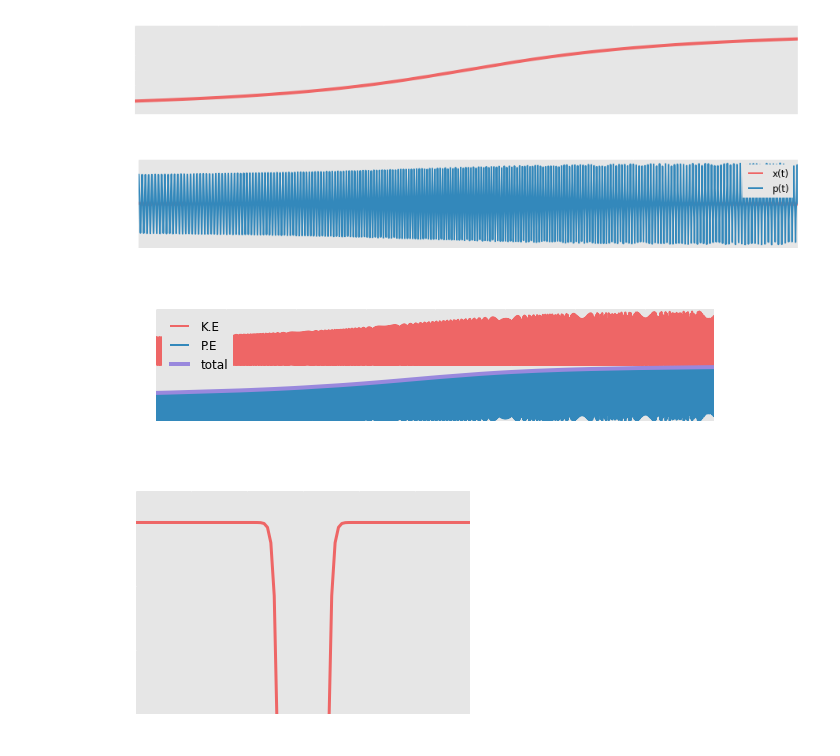
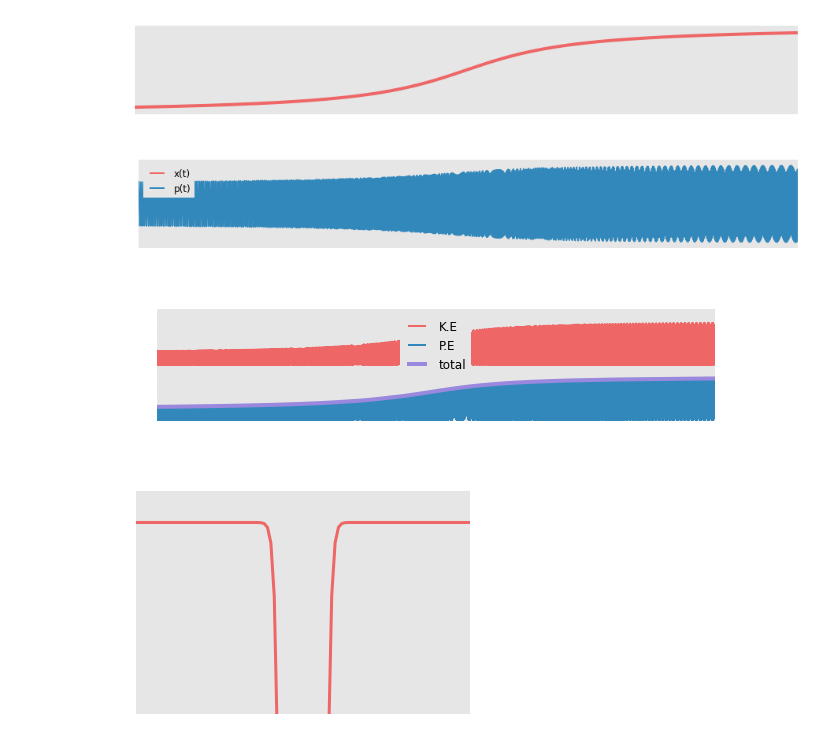
Before and after one commit to polnops/adiabatic_loading, a Jupyter notebook: tweezer_loading.ipynb, the cells around one changed output. Cells and saved outputs as stored; diff of their text form; code cells hidden in the pictures.

```diff
--- a/tweezer_loading.ipynb
+++ b/tweezer_loading.ipynb
@@ -83,7 +81,7 @@ class Dynamics1D(object):
         return np.transpose(np.array(J))
         #return np.array(J)
 
-    def solveODE(self, omega_i = 10, omega_f = 1, tau = 10, z0 = [0, 0.25]):
+    def solveODE(self, omega_i = 5, omega_f = 1, tau = 10, z0 = [0, 0.25]):
 
         self.x[0], self.p[0] = z0
         self.omega_i = omega_i
@@ -155,12 +153,12 @@ class Dynamics1D(object):
 
         plt.show()
 # %%
-h1d = Dynamics1D(V0 = 100)
-%prun h1d.solveODE(omega_i = 1, omega_f = 4, tau = 20, z0 = [0,10])
+h1d = Dynamics1D(V0 = 200)
+h1d.solveODE(omega_i = 1, omega_f = 5, tau = 20, z0 = [0,10])
 h1d.plot_xp()
 h1d.plotEnergy()
 # %% [output]
-[figure, old version]
+[figure, new version]
-[figure, old version]
+[figure, new version]
-[figure, old version]
+[figure, new version]
 # %%
```
Also changed, not shown: parts of 11 cells of this notebook.
